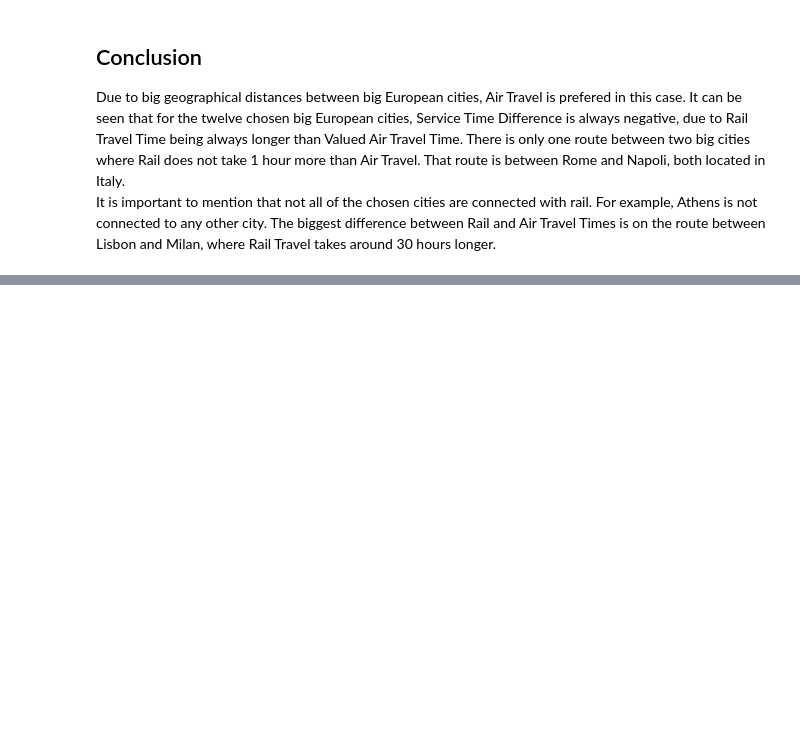
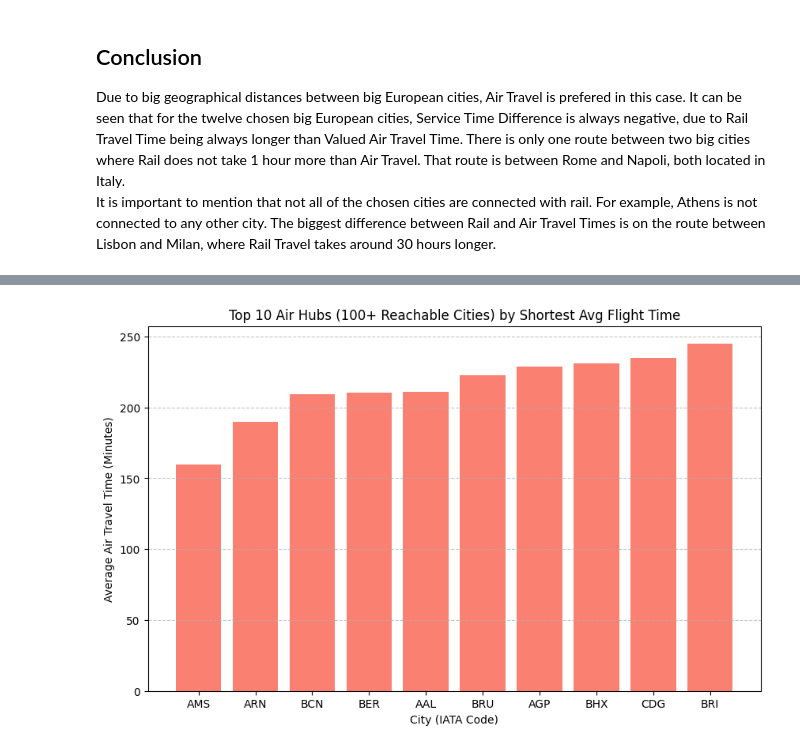
Before and after one commit to PhilippS01/ExDEx-A2, a Jupyter notebook: src/Final_Notebook.ipynb, the cells around one changed output, grey strips where cells are left out. Saved outputs shown, nothing was run; the diff lists cells and outputs as text; code cells hidden in the pictures; blank space fills up the shorter version.

```diff
--- a/src/Final_Notebook.ipynb
+++ b/src/Final_Notebook.ipynb
@@ -1724,0 +1893,20 @@ World Population Review (2025). *European city population dataset*. Online datas
+# %%
+# 1. Calculate Reachability
+# We count how many unique destinations each city can reach in our network G
+reachability_counts = []
+
+for city in G.nodes():
+    # nx.descendants finds all nodes reachable from the current city
+    # regardless of how many transfers/hops it takes
+    reachable_nodes = nx.descendants(G, city)
+    reachability_counts.append({
+        'City_IATA': city,
+        'Reach_Count': len(reachable_nodes)
+    })
+
+# 2. Create a DataFrame for Ranking
+df_reach = pd.DataFrame(reachability_counts).sort_values(by='Reach_Count', ascending=False)
+
+# 3. Identify the Top Connected Hubs
+print("--- TOP CITIES BY REACHABILITY ---")
+print(df_reach.to_string())
@@ -1724,0 +1933,69 @@ World Population Review (2025). *European city population dataset*. Online datas
+# %%
+# 1. Prepare the Air Connectivity Data
+# Using 'air_travel_time_min' which you cleaned earlier in the notebook
+df_air_connectivity = df_ARRB_clean.copy()
+
+# 2. Build the Air Network Graph
+G_air = nx.DiGraph()
+
+# Filter for valid connections where air time and IATA codes exist
+valid_air_connections = df_air_connectivity.dropna(subset=['air_travel_time_min', 'origin_iata', 'destination_iata'])
+valid_air_connections = valid_air_connections[
+    (valid_air_connections['origin_iata'] != 'unknown') &
+    (valid_air_connections['destination_iata'] != 'unknown')
+]
+
+for _, row in valid_air_connections.iterrows():
+    G_air.add_edge(
+        row['origin_iata'],
+        row['destination_iata'],
+        weight=row['air_travel_time_min']
+    )
+
+# 3. Calculate All-Pairs Shortest Paths (Floyd-Warshall / Dijkstra)
+# This finds the fastest flight path between every city pair, including indirect routes
+path_lengths_air = dict(nx.all_pairs_dijkstra_path_length(G_air, weight='weight'))
+
+# 4. Compute Connectivity Metrics
+results_air = []
+for city, connections in path_lengths_air.items():
+    reachable_count = len(connections) - 1
+    if reachable_count > 0:
+        # Average flight time to reach any other city in the air network
+        avg_time = sum(connections.values()) / reachable_count
+        results_air.append({
+            'City': city,
+            'Avg_Shortest_Travel_Time_min': avg_time,
+            'Reachable_Cities': reachable_count
+        })
+
+# 5. Create DataFrame and FILTER for at least 100 reachable cities
+air_connectivity_results = pd.DataFrame(results_air)
+
+# Filter for major air hubs with at least 100 connections
+filtered_air_results = air_connectivity_results[air_connectivity_results['Reachable_Cities'] >= 100].copy()
+filtered_air_results = filtered_air_results.sort_values(by='Avg_Shortest_Travel_Time_min')
+
+print(f"--- EUROPEAN CITY AIR CONNECTIVITY ANALYSIS ---")
+if not filtered_air_results.empty:
+    winner_air = filtered_air_results.iloc[0]
+    print(f"The most well-connected city by plane is: {winner_air['City']}")
+    print(f"Average air travel time to other cities: {winner_air['Avg_Shortest_Travel_Time_min']:.2f} minutes")
+    print(f"Total reachable cities in air network: {winner_air['Reachable_Cities']}")
+
+    print("\nTop Well-Connected Air Hubs (Sorted by Travel Time):")
+    print(filtered_air_results.head(232))
+else:
+    print("No cities found with at least 100 reachable flight destinations.")
+
+# 6. Visualization of Top 10 Air Hubs
+if not filtered_air_results.empty:
+    plt.figure(figsize=(10,6))
+    top_10_air = filtered_air_results.head(10)
+    plt.bar(top_10_air['City'], top_10_air['Avg_Shortest_Travel_Time_min'], color='salmon')
+    plt.title('Top 10 Air Hubs (100+ Reachable Cities) by Shortest Avg Flight Time')
+    plt.ylabel('Average Air Travel Time (Minutes)')
+    plt.xlabel('City (IATA Code)')
+    plt.grid(axis='y', linestyle='--', alpha=0.7)
+    plt.show()
+# %% [output]
@@ -1724,0 +2022 @@ World Population Review (2025). *European city population dataset*. Online datas
+[figure, added]
```
Also changed, not shown: parts of 34 cells of this notebook, 4 other files.
